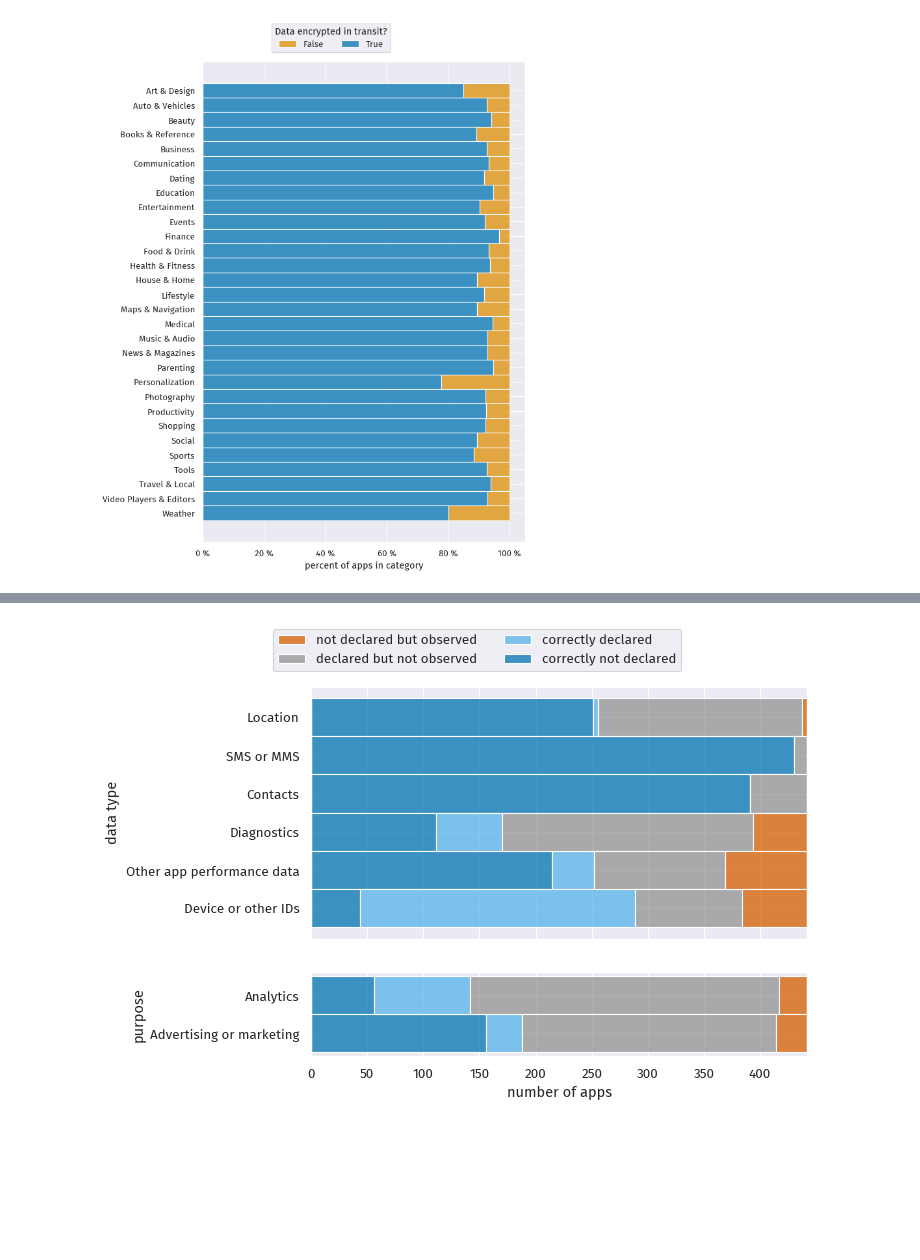
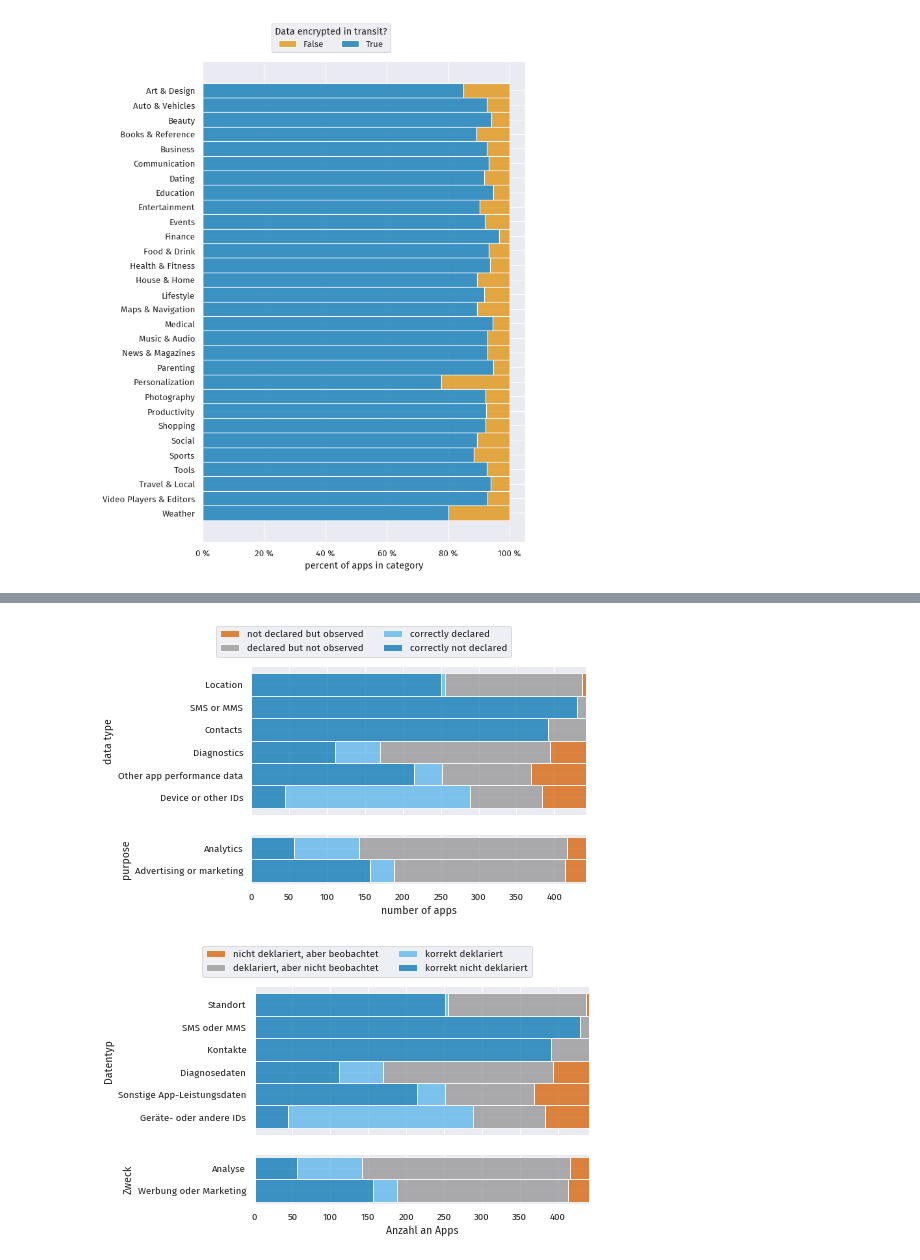
Before and after one commit to datenanfragen/android-data-safety-label-analysis, a Jupyter notebook: src/graphs.ipynb, the cells around one changed output, grey strips where cells are left out. Cells and saved outputs as stored; diff of their text form; code cells hidden in the pictures; blank space fills up the shorter version.

Commit message:
Translate graphs to German

```diff
--- a/src/graphs.ipynb
+++ b/src/graphs.ipynb
@@ -179,39 +330,30 @@ fig.savefig(os.path.join(graphs_dir, 'traffic_data_types.svg'),
 # %%
-fig, axes = plt.subplots(nrows=2, ncols=1, sharex=True,
-                         gridspec_kw={'height_ratios': [6, 2]})
+for language in ['en', 'de']:
+    fig, axes = plt.subplots(nrows=2, ncols=1, sharex=True,
+                            gridspec_kw={'height_ratios': [6, 2]})
 
+    csv = pd.read_csv(os.path.join(
+        data_dir, 'data_type_truthfulness.csv'), on_bad_lines='error', converters={'declared': lambda d: declared_renamer(d, language), 'data_type': lambda s: translate('data_type', s, language)})
 
-def declared_renamer(d): return {'wrongly_undeclared': 'not declared but observed', 'correctly_declared': 'correctly declared',
-                                 'unnecessarily_declared': 'declared but not observed', 'correctly_undeclared': 'correctly not declared'}[d]
+    hue_order = ['not declared but observed', 'declared but not observed', 'correctly declared', 'correctly not declared'] if language == 'en' else ['nicht deklariert, aber beobachtet', 'deklariert, aber nicht beobachtet', 'korrekt deklariert', 'korrekt nicht deklariert']
+    palette = [sns.color_palette()[i] for i in [3, 7, 9, 0]]
 
+    sns.histplot(y="data_type", hue="declared", hue_order=hue_order, palette=palette,
+                multiple="stack", data=csv, ax=axes[0], legend=False)
+    axes[0].set_ylabel('data type' if language == 'en' else 'Datentyp')
+    axes[0].set_xlim(0, len(csv['app'].unique()))
 
-def purpose_renamer(p): return {
-    'tracking': 'Analytics', 'ads': 'Advertising or marketing'}[p]
+    csv = pd.read_csv(os.path.join(
+        data_dir, 'purpose_truthfulness.csv'), on_bad_lines='error', converters={'declared': lambda d: declared_renamer(d, language), 'purpose': lambda p: purpose_renamer(p, language)})
+    sns.histplot(y="purpose", hue="declared", hue_order=hue_order, palette=palette,
+                multiple="stack", data=csv, ax=axes[1])
+    axes[1].set_ylabel('purpose' if language == 'en' else 'Zweck')
+    axes[1].set_xlabel('number of apps' if language == 'en' else 'Anzahl an Apps')
+    sns.move_legend(axes[1], "lower center",
+                    bbox_to_anchor=(.335, 4.5), ncol=2, title=None)
 
-
-csv = pd.read_csv(os.path.join(
-    data_dir, 'data_type_truthfulness.csv'), on_bad_lines='error', converters={'declared': declared_renamer})
-
-hue_order = ['not declared but observed',
-             'declared but not observed',
-             'correctly declared',
-             'correctly not declared']
-palette = [sns.color_palette()[i] for i in [3, 7, 9, 0]]
-
-sns.histplot(y="data_type", hue="declared", hue_order=hue_order, palette=palette,
-             multiple="stack", data=csv, ax=axes[0], legend=False)
-axes[0].set_ylabel('data type')
-axes[0].set_xlim(0, len(csv['app'].unique()))
-
-csv = pd.read_csv(os.path.join(
-    data_dir, 'purpose_truthfulness.csv'), on_bad_lines='error', converters={'declared': declared_renamer, 'purpose': purpose_renamer})
-sns.histplot(y="purpose", hue="declared", hue_order=hue_order, palette=palette,
-             multiple="stack", data=csv, ax=axes[1])
-axes[1].set_xlabel('number of apps')
-sns.move_legend(axes[1], "lower center",
-                bbox_to_anchor=(.335, 4.5), ncol=2, title=None)
-
-fig.savefig(os.path.join(graphs_dir, 'label_truthfulness.svg'),
-            bbox_inches="tight", pad_inches=0, transparent=True)
+    fig.savefig(os.path.join(graphs_dir, filename('label_truthfulness', language, 'svg')),
+                bbox_inches="tight", pad_inches=0, transparent=True)
 # %% [output]
-[figure, old version]
+[figure, new version]
+[figure, added]
```
Also changed, not shown: parts of 3 cells of this notebook, 10 other files.
